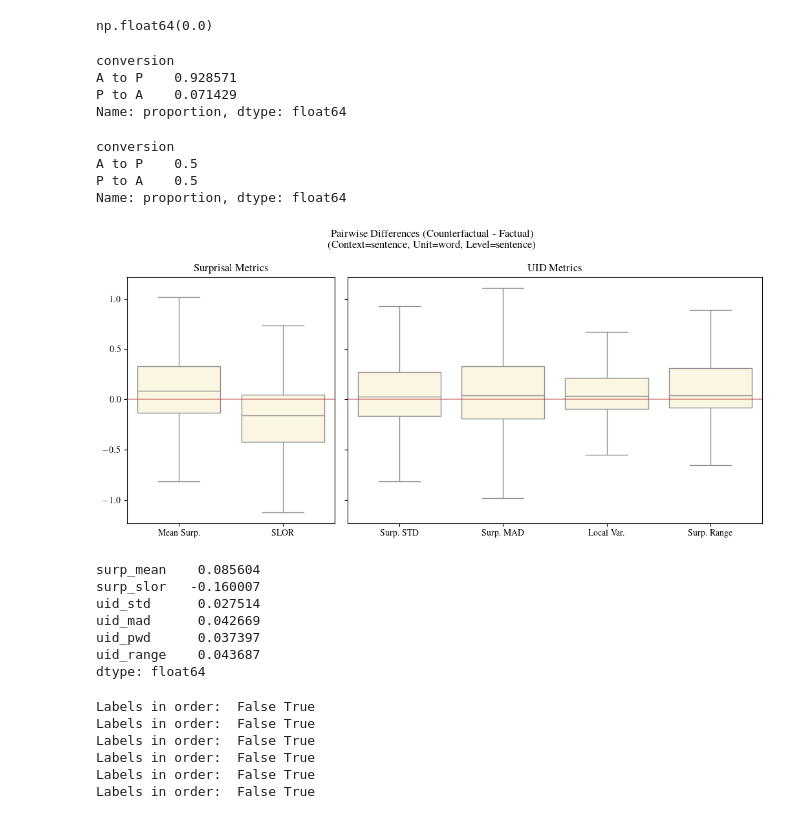
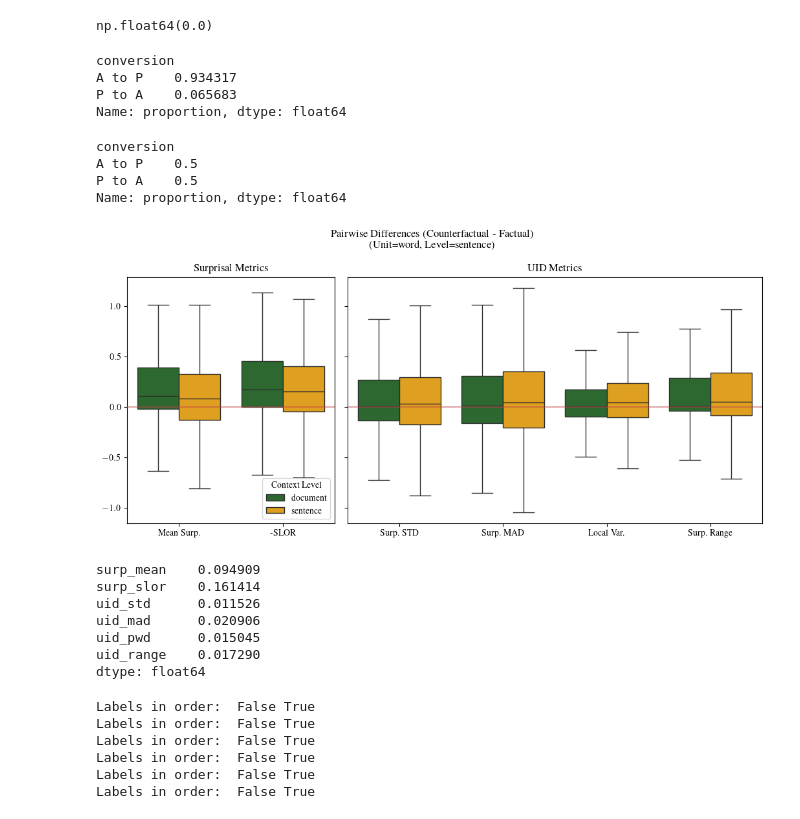
Before and after one commit to NolanChai/active-passive-alternations, a Jupyter notebook: notebooks/UID_analysis.ipynb, the cells around one changed output. Saved outputs shown, nothing was run; the diff lists cells and outputs as text; code cells hidden in the pictures.

```diff
--- a/notebooks/UID_analysis.ipynb
+++ b/notebooks/UID_analysis.ipynb
@@ -125,11 +169,12 @@ data_path = "../outputs/cf_word_sentence_uid.csv"
 uid_df = pd.read_csv(data_path).iloc[:, 1:]
 # %%
 _, uid_unit, uid_level, _ = Path(data_path).stem.split("_")
-context_lvl = 'sentence'
+context_lvls = ['sentence', 'document']
 plot_suffix = f"_{uid_unit}_{uid_level}_{context_lvl}"
 # %%
 uid_df[['factual', 'doc_name', 'conv_idx', 'conversion']] = uid_df['doc_id'].str.split("::", expand=True)
 uid_df['conv_idx'] = uid_df['conv_idx'].astype(int)
+uid_df['surp_slor'] *= -1
 # %%
 uid_df['context'].unique()
 # %% [output]
@@ -159,11 +204,12 @@ sents_of_interest.shape
 # %% [output]
 (39040, 19)
 # %%
-cf_comparison = sents_of_interest[sents_of_interest['context']==context_lvl].drop(columns=['raw_surps', 'raw_uni_surps'])
+cf_comparison = sents_of_interest[sents_of_interest['context'].isin(context_lvls)].drop(columns=['raw_surps', 'raw_uni_surps'])
 cf_comparison['factual'] = cf_comparison['factual'] == 'f'
-cf_comparison = cf_comparison.groupby(['doc_id', 'sent_idx']).first().sort_values(by=['doc_name', 'sent_idx']).reset_index()
-cf_comparison = cf_comparison.groupby(['doc_name', 'sent_idx']).filter(lambda g: g.shape[0] > 1)
+cf_comparison = cf_comparison.groupby(['doc_id', 'sent_idx', 'context']).first().sort_values(by=['doc_name', 'sent_idx']).reset_index()
+cf_comparison = cf_comparison.groupby(['doc_name', 'sent_idx']).filter(lambda g: g.shape[0] >= len(context_lvls) * 2)
 cf_comparison = cf_comparison.groupby(['doc_name', 'sent_idx']).apply(check_passive).reset_index()
 cf_comparison['conversion'] = cf_comparison.apply(check_conversion, axis=1)
+print(cf_comparison.shape)
 cf_comparison.head()
 # %% [output]
@@ -238,17 +289,20 @@ fig.savefig("../plots/fact_cfact_metrics" + plot_suffix,
 # %%
 get_diff = lambda s: s.diff().iloc[1]
+get_diff_flipped = lambda s: -s.diff().iloc[1]
 agg_map = dict(zip(metrics, [get_diff] * len(metrics)))
 agg_map.update({
-    'conversion': lambda s: 'A to P' if 'A to P' in s.unique() else 'P to A'
+    'conversion': lambda s: 'A to P' if 'A to P' in s.unique() else 'P to A',
+    'passive': lambda s: s.iloc[0]
 })
 pw_diffs = (cf_comparison
             .sort_values(by='factual', ascending=False) # Always Counterfactual - Factual, shows shift
-            .groupby(['doc_name','sent_idx'])
-            [metrics + ['conversion']]
+            .groupby(['doc_name','sent_idx', 'context'])
+            [metrics + ['conversion', 'passive']]
             .aggregate(
                 agg_map
                 )
             .reset_index())
 pw_diffs = pw_diffs[pw_diffs['surp_mean'] != 0]
+pw_diffs['context_conversion'] = pw_diffs['context'] + pw_diffs['conversion']
 pw_diffs
 # %% [output]
@@ -273,8 +327,8 @@ np.float64(0.0)
 pw_diffs['conversion'].value_counts(normalize=True)
 # %% [output]
 conversion
-A to P    0.928571
-P to A    0.071429
+A to P    0.934317
+P to A    0.065683
 Name: proportion, dtype: float64
 # %%
 pw_diffs_resampled = pd.concat([
@@ -290,57 +344,59 @@ Name: proportion, dtype: float64
 # %%
 fig, axs = plt.subplots(1, 2, figsize=(10.5, 5), sharey=True, width_ratios=[1, 2])
 # surp metrics
-sns.boxplot((pw_diffs[['doc_name', 'sent_idx', 'conversion'] + surprisal_metrics]
-             .melt(id_vars=['doc_name', 'sent_idx', 'conversion'])),
+sns.boxplot((pw_diffs[['doc_name', 'sent_idx', 'conversion', 'context'] + surprisal_metrics]
+             .melt(id_vars=['doc_name', 'sent_idx', 'conversion', 'context'])),
             y='value', x='variable',
-            color=conversion_cmap['Both'],
+            # color=conversion_cmap['Both'],
+            hue='context', palette=context_cmap,
             showfliers=False,
             # inner=None
             ax=axs[0]
             )
 axs[0].axhline(y=0, color='#BF4646',
             # linestyle='dotted',
             alpha=0.5,
             zorder=5)
 axs[0].set_title("Surprisal Metrics")
 axs[0].set_ylabel('')
 axs[0].set_xlabel('')
-# axs[0].legend(title="Conversion Type")
+axs[0].legend(title="Context Level")
 axs[0].set_xticks(ticks=surprisal_metrics, labels=surprisal_metrics_formatted)
 
 # uid metrics
-sns.boxplot((pw_diffs[['doc_name', 'sent_idx', 'conversion'] + uid_metrics]
-             .melt(id_vars=['doc_name', 'sent_idx', 'conversion'])),
+sns.boxplot((pw_diffs[['doc_name', 'sent_idx', 'conversion', 'context'] + uid_metrics]
+             .melt(id_vars=['doc_name', 'sent_idx', 'conversion', 'context'])),
             y='value', x='variable',
-            color=conversion_cmap['Both'],
+            # color=conversion_cmap['Both'],
+            hue='context', palette=context_cmap,
             showfliers=False,
             # inner=None
             ax=axs[1]
             )
 axs[1].axhline(y=0, color='#BF4646',
             # linestyle='dotted',
             alpha=0.5,
             zorder=5)
 axs[1].set_title("UID Metrics")
 axs[1].set_ylabel('')
 axs[1].set_xlabel('')
-# axs[1].get_legend().remove()
+axs[1].get_legend().remove()
 axs[1].set_xticks(ticks=uid_metrics, labels=uid_metrics_formatted)
 # ax.grid(axis='x')
 # full plot
-plt.suptitle(f"Pairwise Differences (Counterfactual - Factual)\n(Context={context_lvl}, Unit={uid_unit}, Level={uid_level})")
+plt.suptitle(f"Pairwise Differences (Counterfactual - Factual)\n(Unit={uid_unit}, Level={uid_level})")
 plt.tight_layout()
-plt.savefig("../plots/pw_diffs" + plot_suffix,
+plt.savefig("../plots/pw_diffs_context" + plot_suffix,
             dpi=100, bbox_inches='tight')
 # %% [output]
-[figure, old version]
+[figure, new version]
 # %%
 pw_diffs[metrics].median()
 # %% [output]
-surp_mean    0.085604
-surp_slor   -0.160007
-uid_std      0.027514
-uid_mad      0.042669
-uid_pwd      0.037397
-uid_range    0.043687
+surp_mean    0.094909
+surp_slor    0.161414
+uid_std      0.011526
+uid_mad      0.020906
+uid_pwd      0.015045
+uid_range    0.017290
 dtype: float64
```
Also changed, not shown: parts of 28 cells of this notebook.
